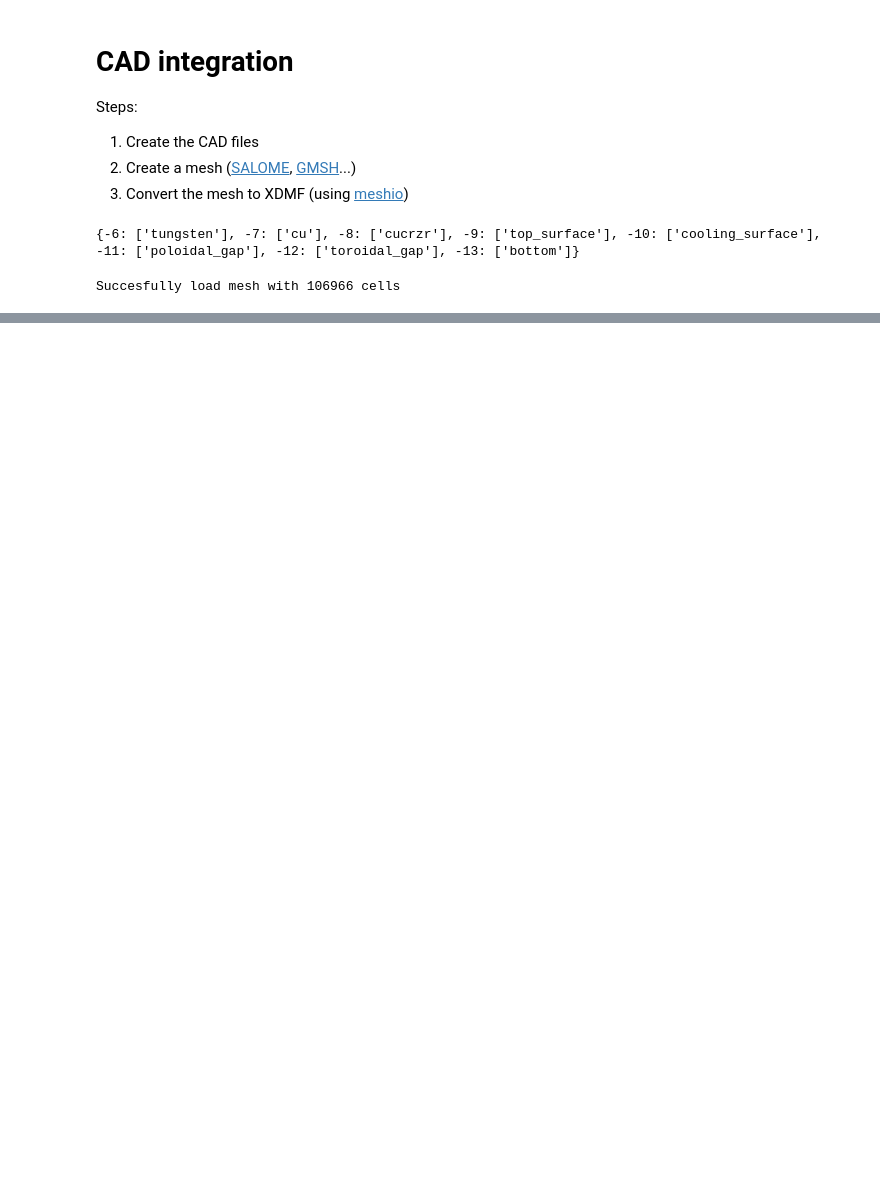
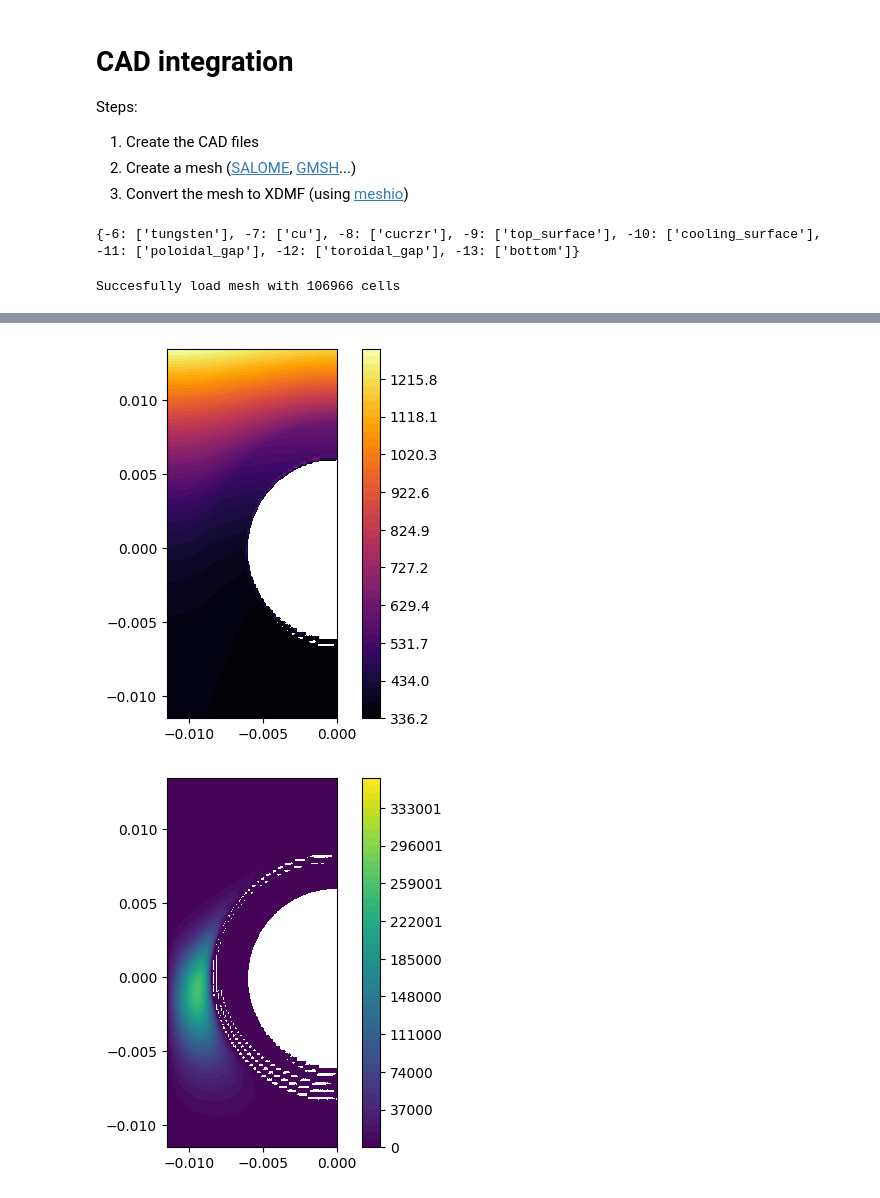
Before and after one commit to festim-dev/FESTIM-workshop, a Jupyter notebook: tasks/task7.ipynb, the cells around one changed output, grey strips where cells are left out. Saved outputs shown, nothing was run; the diff lists cells and outputs as text; code cells hidden in the pictures; blank space fills up the shorter version.

Commit message:
full model

```diff
--- a/tasks/task7.ipynb
+++ b/tasks/task7.ipynb
@@ -61,6 +63,8 @@ print(correspondance_dict)
 # %%
 import festim as F
 
-my_mesh = F.MeshFromXDMF(volume_file="task7/mesh_domains.xdmf", boundary_file="task7/mesh_boundaries.xdmf")
+my_model = F.Simulation()
+
+my_model.mesh = F.MeshFromXDMF(volume_file="task7/mesh_domains.xdmf", boundary_file="task7/mesh_boundaries.xdmf")
 # %% [output]
 Succesfully load mesh with 106966 cells
@@ -66,0 +107,14 @@ Succesfully load mesh with 106966 cells
+# %%
+my_model.T = F.HeatTransferProblem(transient=False)
+# %%
+my_model.settings = F.Settings(
+    absolute_tolerance=1e10,
+    relative_tolerance=1e-10,
+    transient=False,
+    chemical_pot=True
+)
+
+my_model.exports = [F.XDMFExport("T"), F.XDMFExport("solute")]
+
+my_model.initialise()
+my_model.run()
@@ -66,0 +130,43 @@ Succesfully load mesh with 106966 cells
+# %%
+from fenics import UserExpression, plot, FunctionSpace, project, RectangleMesh, Point
+import matplotlib.pyplot as plt
+import numpy as np
+
+class u_slice(UserExpression):
+    def __init__(self, fun):
+        self.fun = fun
+        super().__init__()
+
+    def eval(self, value, x):
+        try:
+            value[0] = self.fun(x[0], x[1], 0.00125)
+        except RuntimeError:
+            value[0] = -1
+
+    def value_shape(self):
+        return ()
+
+mesh_2d = RectangleMesh(Point(-0.0115, -0.0115), Point(0, 0.0135), 100, 100)
+Vs = FunctionSpace(mesh_2d, "CG", 1)
+
+T_2d = project(u_slice(my_model.T.T), Vs)
+
+min_T = np.min(my_model.T.T.vector().get_local())
+max_T = np.max(my_model.T.T.vector().get_local())
+
+CF = plot(T_2d, levels=np.linspace(min_T, max_T, 50), cmap="inferno")
+plt.colorbar(CF)
+plt.show()
+
+
+mobile_conc = my_model.h_transport_problem.mobile.solution
+c_2d = project(u_slice(mobile_conc), Vs)
+
+max_c = np.max(mobile_conc.vector().get_local())
+
+CF = plot(c_2d, levels=np.linspace(0, max_c, 50), cmap="viridis")
+plt.colorbar(CF)
+plt.show()
+# %% [output]
+[figure, added]
+[figure, added]
```
Also changed, not shown: parts of 4 cells of this notebook.
